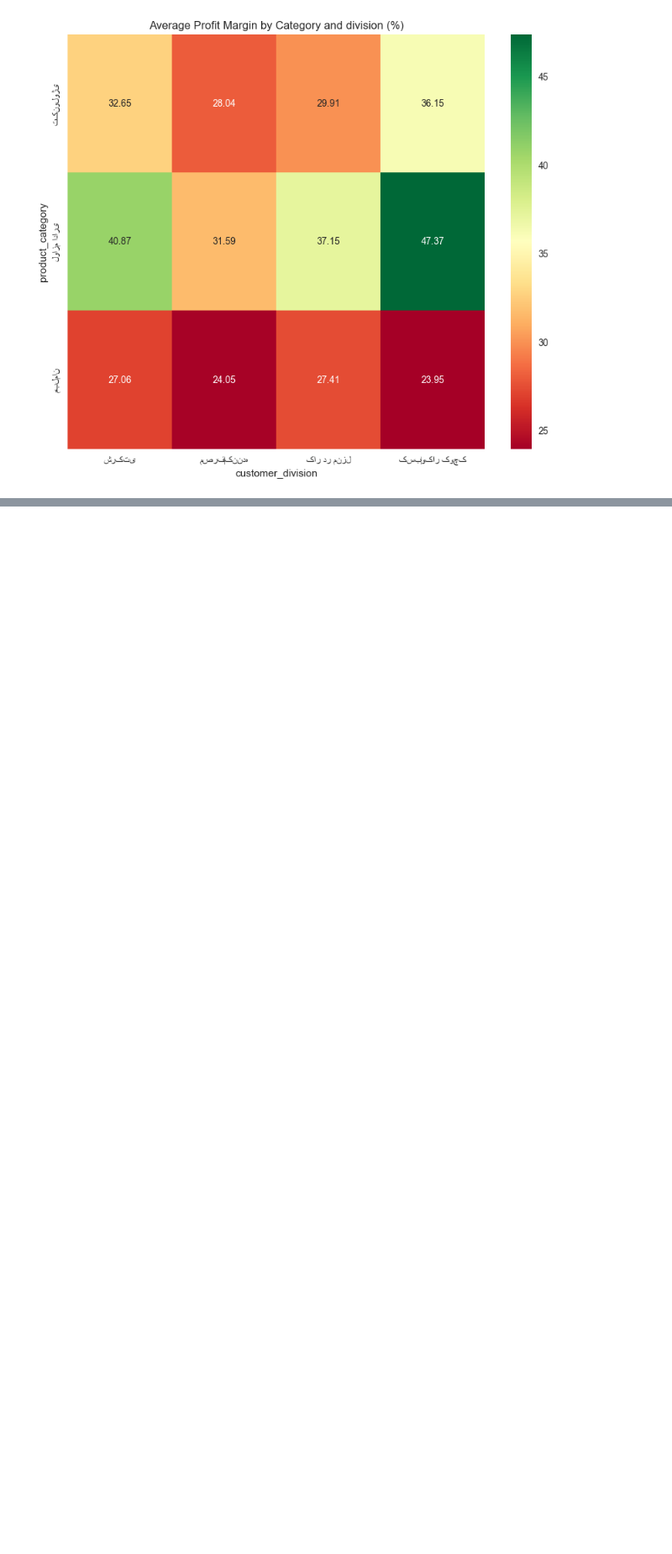
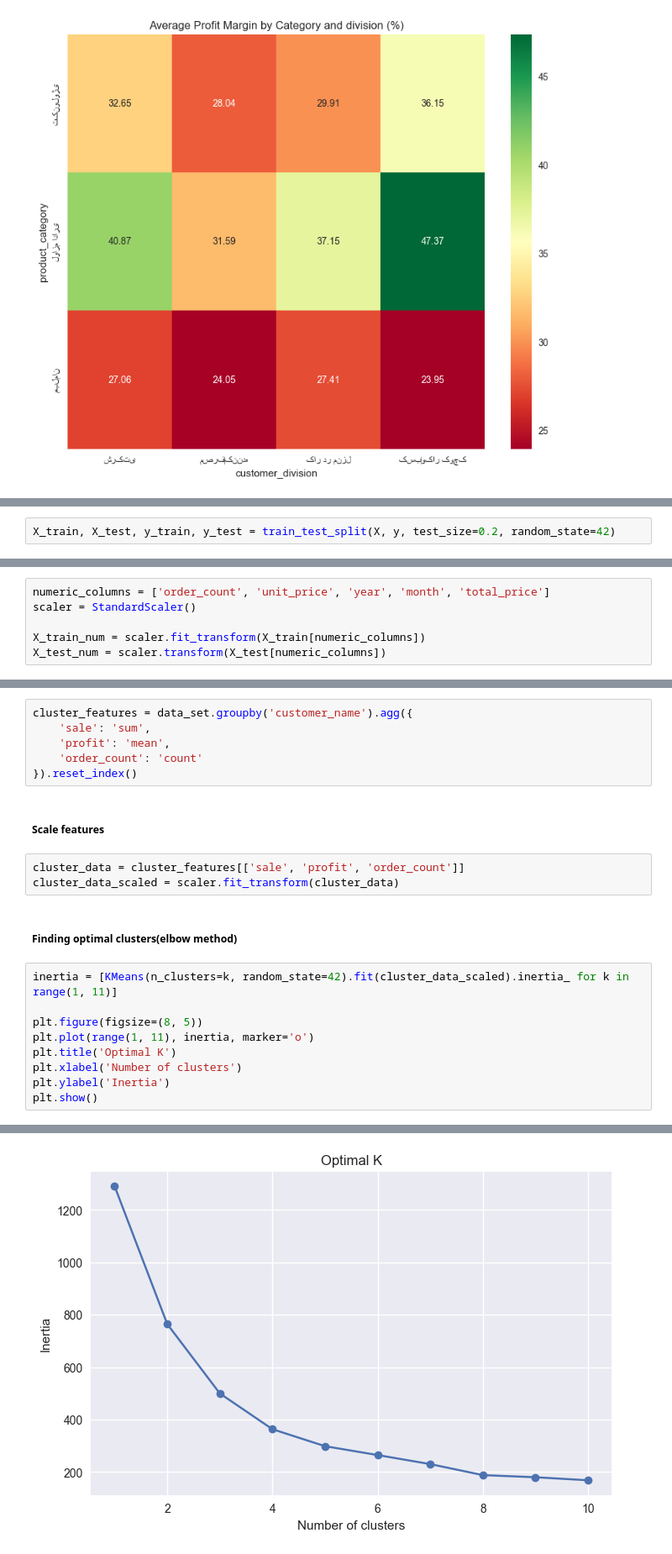
Before and after one commit to mohamad6889/statistics_assignment, a Jupyter notebook: quiz.ipynb, the cells around one changed output, grey strips where cells are left out. Shown at 84% size. Saved outputs shown, nothing was run; the diff lists cells and outputs as text; blank space fills up the shorter version.

```diff
--- a/quiz.ipynb
+++ b/quiz.ipynb
@@ -270,0 +374,2 @@ array(['کسب\u200cوکار کوچک', 'شرکتی', 'کار در منزل', '
+# %%
+X_train, X_test, y_train, y_test = train_test_split(X, y, test_size=0.2, random_state=42)
@@ -270,0 +378,6 @@ array(['کسب\u200cوکار کوچک', 'شرکتی', 'کار در منزل', '
+# %%
+numeric_columns = ['order_count', 'unit_price', 'year', 'month', 'total_price']
+scaler = StandardScaler()
+
+X_train_num = scaler.fit_transform(X_train[numeric_columns])
+X_test_num = scaler.transform(X_test[numeric_columns])
@@ -270,0 +447,23 @@ array(['کسب\u200cوکار کوچک', 'شرکتی', 'کار در منزل', '
+# %%
+cluster_features = data_set.groupby('customer_name').agg({
+    'sale': 'sum',
+    'profit': 'mean',
+    'order_count': 'count'
+}).reset_index()
+# %% [markdown]
+##### Scale features
+# %%
+cluster_data = cluster_features[['sale', 'profit', 'order_count']]
+cluster_data_scaled = scaler.fit_transform(cluster_data)
+# %% [markdown]
+##### Finding optimal clusters(elbow method)
+# %%
+inertia = [KMeans(n_clusters=k, random_state=42).fit(cluster_data_scaled).inertia_ for k in range(1, 11)]
+
+plt.figure(figsize=(8, 5))
+plt.plot(range(1, 11), inertia, marker='o')
+plt.title('Optimal K')
+plt.xlabel('Number of clusters')
+plt.ylabel('Inertia')
+plt.show()
+# %% [output]
@@ -270,0 +481 @@ array(['کسب\u200cوکار کوچک', 'شرکتی', 'کار در منزل', '
+[figure, added]
```
Also changed, not shown: parts of 40 cells of this notebook, 1 other file.
